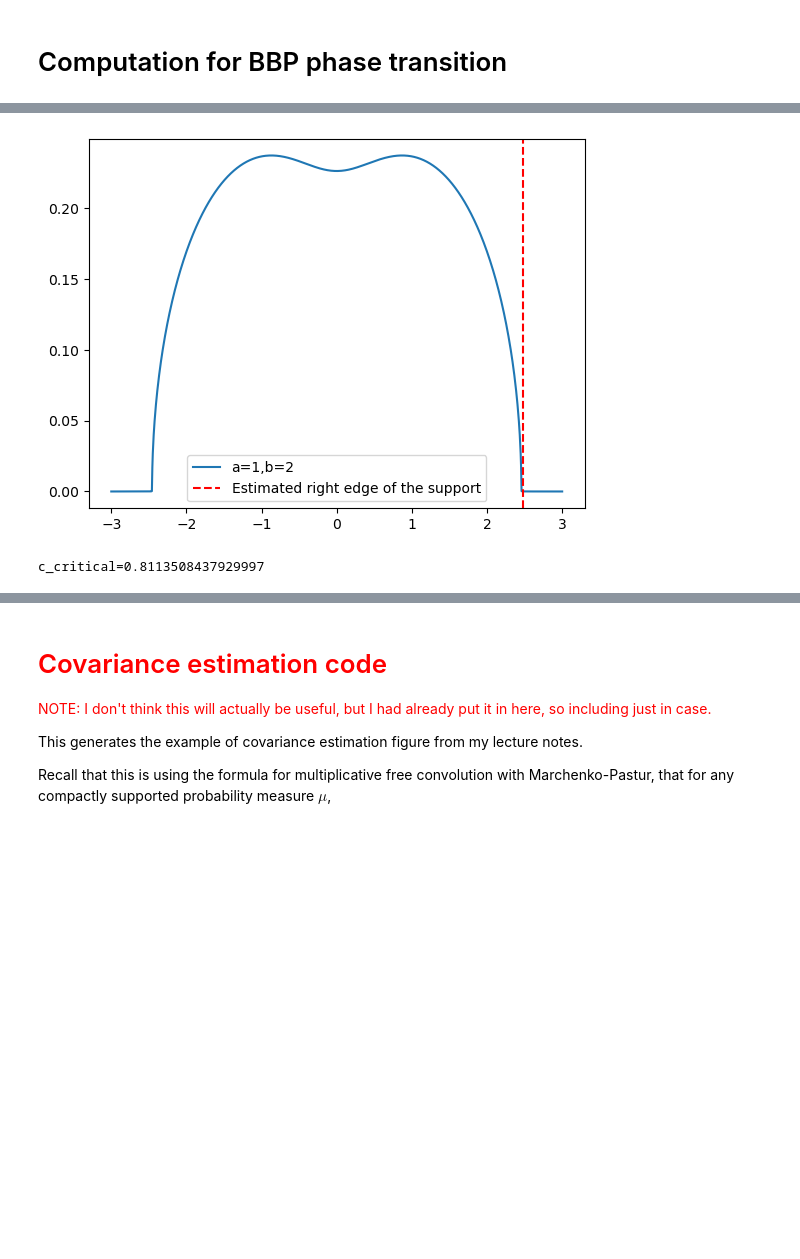
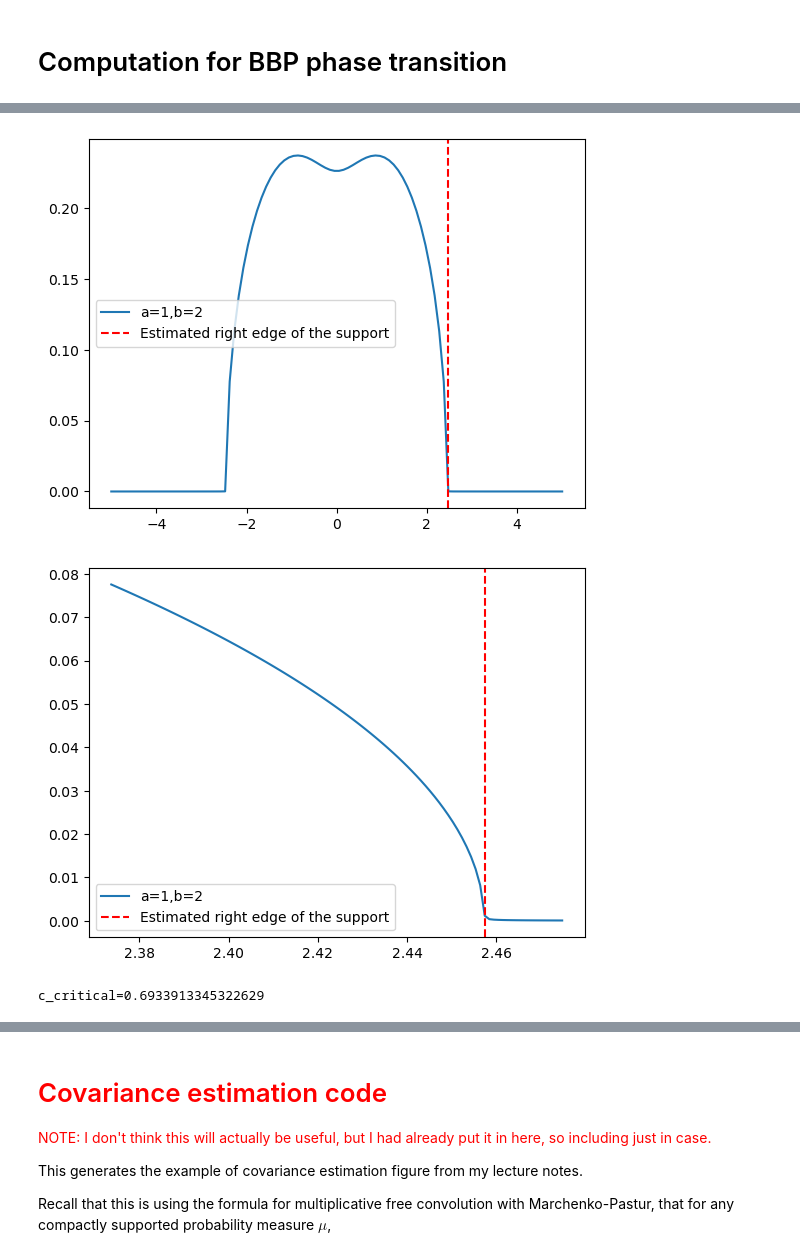
Before and after one commit to yuxinma98/NonlinearLaplacian, a Jupyter notebook: ipynb/Sketch of tanh(D) + A eigenvalues on ER graph prediction.ipynb, the cells around one changed output, grey strips where cells are left out. Cells and saved outputs as stored; diff of their text form; code cells hidden in the pictures; blank space fills up the shorter version.

Commit message:
Update BBP computation with finer grid.

```diff
--- a/ipynb/Sketch of tanh(D) + A eigenvalues on ER graph prediction.ipynb
+++ b/ipynb/Sketch of tanh(D) + A eigenvalues on ER graph prediction.ipynb
@@ -65,7 +65,7 @@ giving us a sequence of point values of estimates of the density.
 
 One small comment: another reasonable choice of nonlinearity is $\phi(t) = t / \sqrt{1 + t^2}$, a different shape of sigmoid. For this one, it seems Mathematica is able to calculate $G_{\nu}(z)$ above for any given $z$ in closed form fairly quickly (though, weirdly, not for general $z$), so you could try this if the above numerical strategy has problems.
 # %%
-def compute_free_convolution(a, b, zs_x, z_imag_part = 1e-4, tolerance = 1e-5):
+def compute_free_convolution(a, b, zs_x, z_imag_part = 1e-4, tolerance = 1e-5, whole_support = True):
     zs = np.hstack([zs_x + z_imag_part * 1.j])
     num_zs = zs_x.shape[0]
     # recursion for G
@@ -85,7 +85,7 @@ def compute_free_convolution(a, b, zs_x, z_imag_part = 1e-4, tolerance = 1e-5):
 
     # Stieltjes inversion
     rho = -1/np.pi * np.imag(G)
-    if rho[0] > tolerance or rho[-1] > tolerance:
+    if whole_support and (rho[0] > tolerance or rho[-1] > tolerance):
         print(rho[0], rho[-1])
         raise Exception("Warning: zs_x does not cover the whole support. Increase the range of zs_x.")
     return rho, G
@@ -248,20 +248,43 @@ plt.hist(x**2, bins=100, alpha=0.5) #distribution of signal
 # %% [markdown]
 # Computation for BBP phase transition
 # %%
-def compute_BBP_transition(a,b,zs_x=np.linspace(-5,5,100), tolerance=1e-5, z_imag_part = 1e-4):
+def compute_BBP_transition(a,b,tolerance=1e-5, z_imag_part = 1e-4):
+    # find density of null distribution at coarse grid
+    zs_x = np.linspace(-5,5,100)
     rho, G = compute_free_convolution(a=a, b=b, zs_x=zs_x, z_imag_part = z_imag_part, tolerance = tolerance)
     # estimate the right edge of the null distribution's support
-    diff = np.abs(np.diff(rho))
-    diff_tol = np.abs(diff[-1]) * 100
-    B_coordinate = np.where(diff > diff_tol)[0][-1]+1
+    relative_diff = np.abs(np.diff(rho) / rho[1:])
+    diff_tol = np.abs(relative_diff[-1]) * 100
+    B_coordinate = np.where(relative_diff > diff_tol)[0][-1] + 1
     B = zs_x[B_coordinate]
-
     # plt the graph of null distribution to check the esitmation of B
     plt.plot(zs_x, rho, label=f"a={a},b={b}")
     plt.axvline(x=B, color='r', linestyle='--', label="Estimated right edge of the support")
     plt.legend()
     plt.show()
 
+    # find density of null distribution at fine grid
+    zs_x = np.linspace(zs_x[B_coordinate -1],zs_x[B_coordinate],100)
+    rho, G = compute_free_convolution(a=a, b=b, zs_x=zs_x, z_imag_part = z_imag_part, tolerance = tolerance, whole_support=False)
+    # estimate the right edge of the null distribution's support
+    relative_diff = np.abs(np.diff(rho) / rho[1:])
+    diff_tol = np.abs(relative_diff[-1]) * 100
+    B_coordinate = np.where(relative_diff > diff_tol)[0][-1] + 1
+    B = zs_x[B_coordinate]
+    # plt the graph of null distribution to check the esitmation of B
+    plt.plot(zs_x, rho, label=f"a={a},b={b}")
+    plt.axvline(x=B, color="r", linestyle="--", label="Estimated right edge of the support")
+    plt.legend()
+    plt.show()
+
+    # compute G(b+)
+    G = 0
+    while True:
+        G_old = G
+        integrand = lambda g: np.real(1/(np.sqrt(2*np.pi)) * np.exp(-g**2/2) / (B - G - a*np.tanh(b*g)))
+        G, error = spi.quad(integrand, -np.inf, np.inf)
+        if np.linalg.norm(G - G_old) < tolerance:
+            break
     # solve the equation to find the critical value of c where BBP transition happens
     # equation is c + c' = 1/G(B+), where c'=effective signal = E(a*tanh(b(g+c)))
     def f(c,a,b,value):
@@ -273,9 +296,10 @@ def compute_BBP_transition(a,b,zs_x=np.linspace(-5,5,100), tolerance=1e-5, z_ima
         result, error = spi.quad(integrand, -np.inf, np.inf)
         return np.array([1 + result])
 
-    c_critical = spo.fsolve(func=f, x0=np.array([1]), args=(a,b,float(1/np.real(G[B_coordinate]))), fprime=fprime)
 
-    result = f(c_critical,a,b,float(1/np.real(G[B_coordinate])))
+    c_critical = spo.fsolve(func=f, x0=np.array([1]), args=(a,b,float(1/G)), fprime=fprime)
+
+    result = f(c_critical,a,b,float(1/G))
     if np.abs(result) > tolerance:
         print("result")
         raise Exception("Failed to find the critical value of c")
@@ -288,6 +313,7 @@ c_critical=0.8795684122894112
 # %%
-compute_BBP_transition(a=1,b=2, zs_x=np.linspace(-3,3,1000))
+compute_BBP_transition(a=1,b=2)
 # %% [output]
-[figure, old version]
+[figure, new version]
+[figure, added]
-c_critical=0.8113508437929997
+c_critical=0.6933913345322629
 # %%
```
Also changed, not shown: parts of 2 cells of this notebook.
